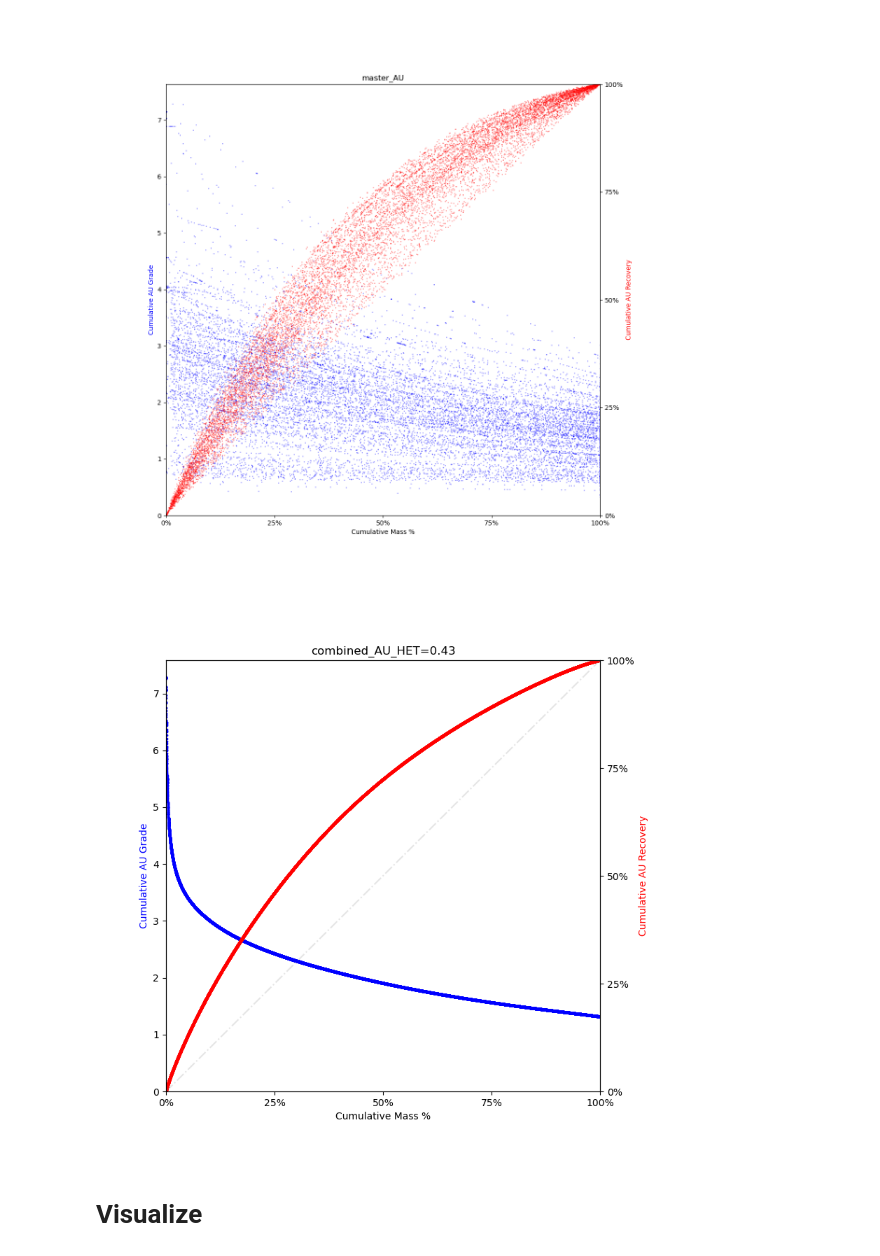
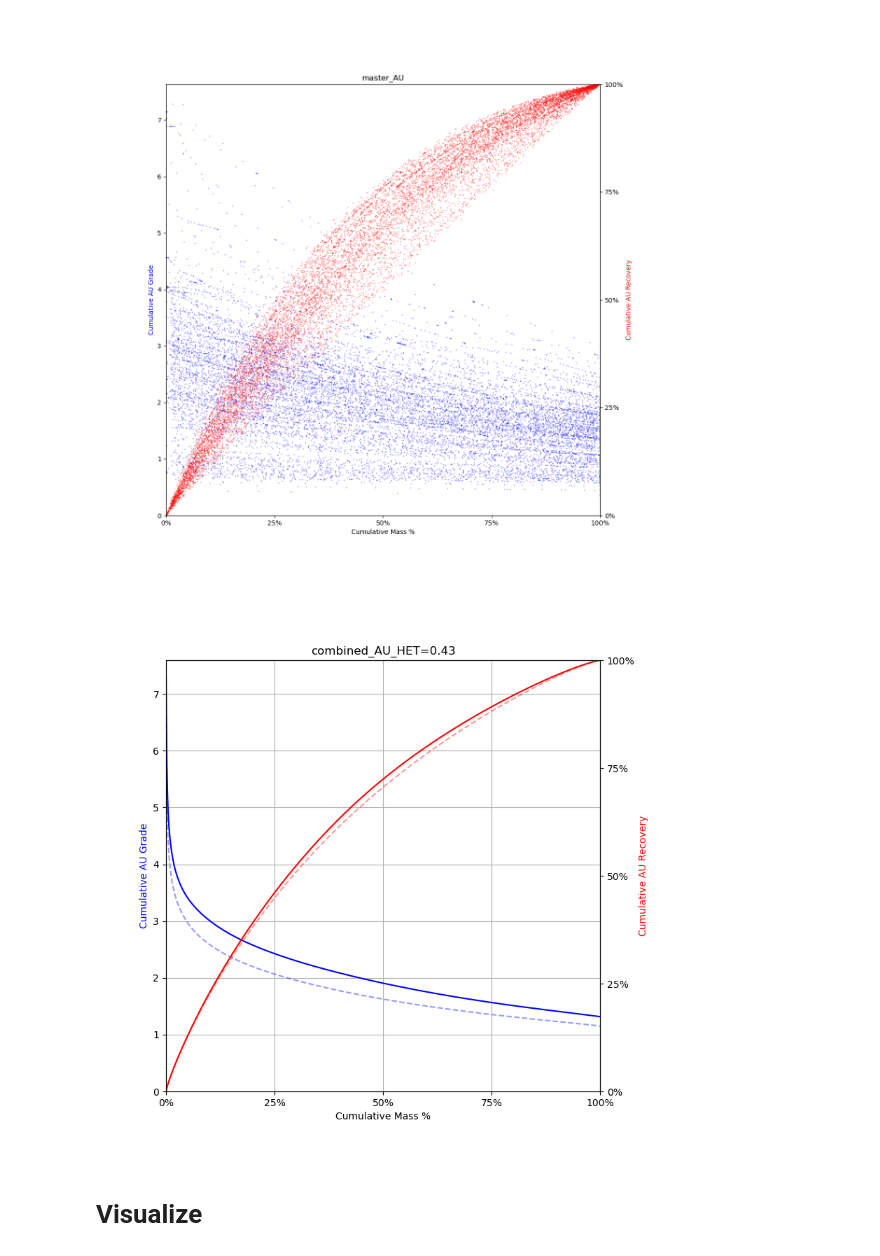
Before and after one commit to jouytrew/masters_pfti, a Jupyter notebook: notebooks/het_analysis_pcbc.ipynb, the cells around one changed output. Drawn from its saved outputs; the diff is of its cells as text; code cells hidden in the pictures.

Commit message:
Added a filtered PCBC df to cleaner and updated some code to feature the filtered data.

```diff
--- a/notebooks/het_analysis_pcbc.ipynb
+++ b/notebooks/het_analysis_pcbc.ipynb
@@ -43,0 +26,2 @@ df
+# %%
+pcbc_df, filtered_pcbc_df = PCBCCleaner.get_processed_and_filtered_data()
@@ -44,7 +44,7 @@ df
 # %% [markdown]
 # Grouping
 # %%
-dhids = list(df['dhid'].unique())
+dhids = list(pcbc_df['dhid'].unique())
 # %%
 elements = [
     'CU',
@@ -54,7 +54,7 @@ elements = [
 groups = {}
 
 for dhid in dhids:
-    filtered_df = df.query('dhid == @dhid')
+    filtered_df = pcbc_df.query('dhid == @dhid')
     groups[dhid] = {}
 
     for element in elements:
@@ -122,30 +122,44 @@ if SAVE:
 [figure]
 # %%
 combined_data = {}
+filtered_data = {}
+
 for element in elements:
-    combined_data[element] = HetAnalysis(f"combined_{element}", df['weight'], df[element])
+    combined_data[element] = HetAnalysis(f"combined_{element}", pcbc_df['weight'], pcbc_df[element])
+
+    filtered_data[element] = HetAnalysis(f"combined_filtered_{element}", filtered_pcbc_df['weight'], filtered_pcbc_df[element])
 # %%
 if SAVE:
     fig = plt.figure()
     fig.set_size_inches(8, 8)
 
     for element in elements:
         fig.clear()
         ax = fig.add_subplot()
 
         het = combined_data[element].get_heterogeneity()
         info = combined_data[element].get_info()
 
+        filtered_info = filtered_data[element].get_info()
+
         if len(info) > 0:
             ax.set_title(f'combined_{element}_HET={het:.2f}')
-            plotter.plot_grade_recovery_curve(ax, info, element)
+
+            ax_sec = ax.twinx()
+
+            # plotter.plot_grade_recovery_curve(ax, info, element)
+            plotter.plot_g_r(ax, ax_sec, info)
+            plotter.plot_g_r(ax, ax_sec, filtered_info, alpha=0.4, ls='--')
+
+            plotter.set_g_r_labels(ax, ax_sec, element)
+            ax.grid()
 
             save_loc = output_dir + f'combined/'
             if not os.path.exists(save_loc):
                 os.makedirs(save_loc)
             fig.savefig(save_loc + f'combined_{element}.png', format='png', dpi=200)
 # %% [output]
-[figure, old version]
+[figure, new version]
 # %% [markdown]
 # Visualize
 # %%
```
Also changed, not shown: parts of 3 cells of this notebook, 3 other files.
